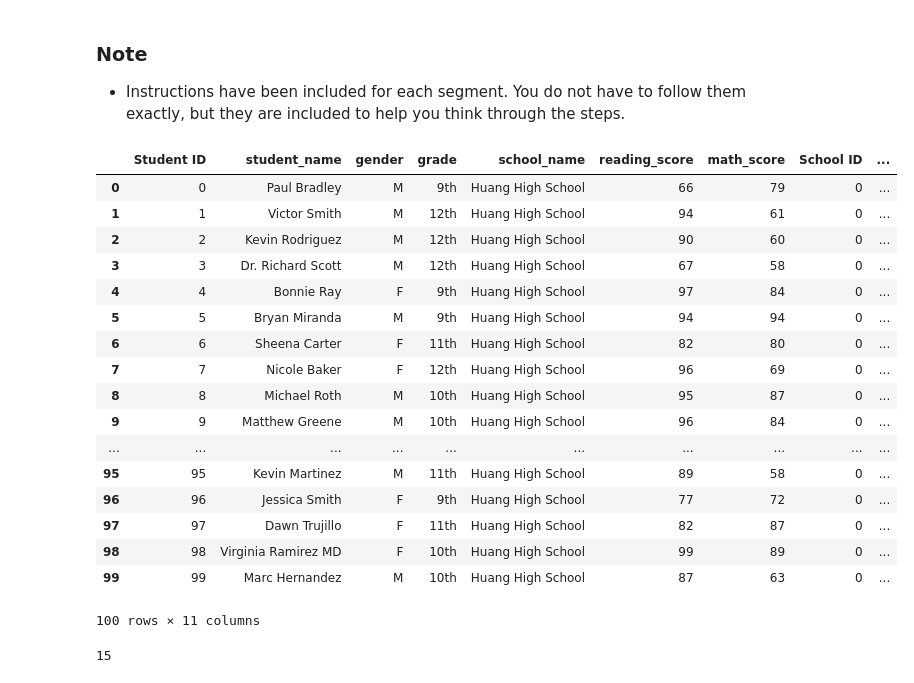
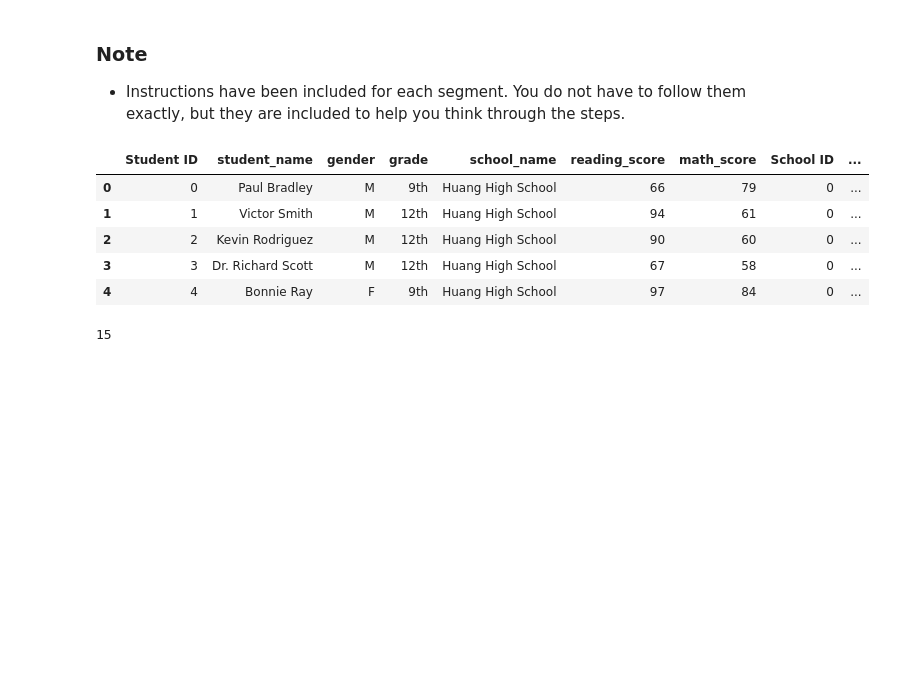
Before and after one commit to patesc/PandasHW, a Jupyter notebook: PyCitySchools/PyCitySchools_starter.ipynb, the cells around one changed output. Drawn from its saved outputs; the diff is of its cells as text; code cells hidden in the pictures; blank space fills up the shorter version.

```diff
--- a/PyCitySchools/PyCitySchools_starter.ipynb
+++ b/PyCitySchools/PyCitySchools_starter.ipynb
@@ -13,38 +13,26 @@
 # %%
 # Dependencies and Setup
 import pandas as pd
 import numpy as np
 
 # File to Load (Remember to Change These)
 school_data= "Resources/schools_complete.csv"
 student_data = "Resources/students_complete.csv"
 
 # Read School and Student Data File and store into Pandas Data Frames
 school_dataload = pd.read_csv(school_data)
 student_dataload = pd.read_csv(student_data)
 
 # Combine the data into a single dataset
 school_complete = pd.merge(student_dataload, school_dataload, how="left", on=["school_name", "school_name"])
-school_complete.head(100)
+school_complete.head()
 # %% [output]
 |  | Student ID | student_name | gender | grade | school_name | reading_score | math_score | School ID | ... |
 | 0 | 0 | Paul Bradley | M | 9th | Huang High School | 66 | 79 | 0 | ... |
 | 1 | 1 | Victor Smith | M | 12th | Huang High School | 94 | 61 | 0 | ... |
 | 2 | 2 | Kevin Rodriguez | M | 12th | Huang High School | 90 | 60 | 0 | ... |
 | 3 | 3 | Dr. Richard Scott | M | 12th | Huang High School | 67 | 58 | 0 | ... |
 | 4 | 4 | Bonnie Ray | F | 9th | Huang High School | 97 | 84 | 0 | ... |
-| 5 | 5 | Bryan Miranda | M | 9th | Huang High School | 94 | 94 | 0 | ... |
-| 6 | 6 | Sheena Carter | F | 11th | Huang High School | 82 | 80 | 0 | ... |
-| 7 | 7 | Nicole Baker | F | 12th | Huang High School | 96 | 69 | 0 | ... |
-| 8 | 8 | Michael Roth | M | 10th | Huang High School | 95 | 87 | 0 | ... |
-| 9 | 9 | Matthew Greene | M | 10th | Huang High School | 96 | 84 | 0 | ... |
-| ... | ... | ... | ... | ... | ... | ... | ... | ... | ... |
-| 95 | 95 | Kevin Martinez | M | 11th | Huang High School | 89 | 58 | 0 | ... |
-| 96 | 96 | Jessica Smith | F | 9th | Huang High School | 77 | 72 | 0 | ... |
-| 97 | 97 | Dawn Trujillo | F | 11th | Huang High School | 82 | 87 | 0 | ... |
-| 98 | 98 | Virginia Ramirez MD | F | 10th | Huang High School | 99 | 89 | 0 | ... |
-| 99 | 99 | Marc Hernandez | M | 10th | Huang High School | 87 | 63 | 0 | ... |
-100 rows × 11 columns
 # %%
 totalschools = school_complete.groupby(['school_name']).nunique()
 
```
Also changed, not shown: parts of 13 cells of this notebook.
